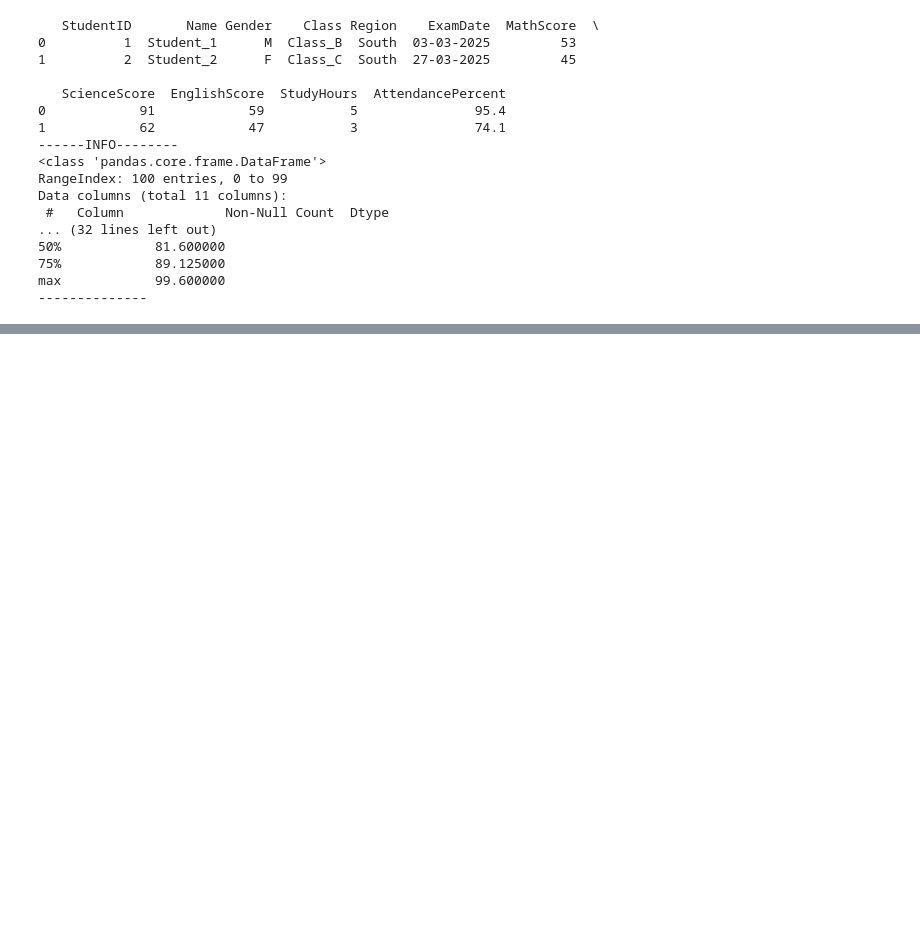
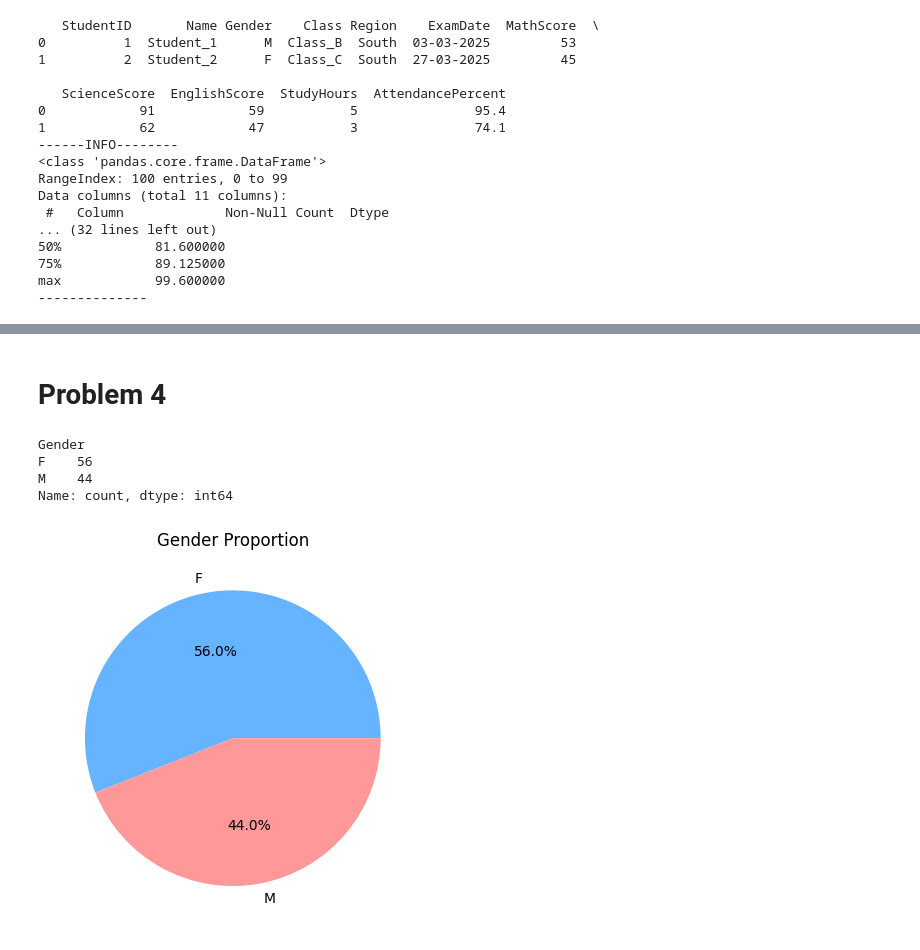
Before and after one commit to KajalDeore04/DS-clg, a Jupyter notebook: practice.ipynb, the cells around one changed output, grey strips where cells are left out. Saved outputs shown, nothing was run; the diff lists cells and outputs as text; code cells hidden in the pictures; blank space fills up the shorter version.

```diff
--- a/practice.ipynb
+++ b/practice.ipynb
@@ -29,0 +94,17 @@ max            99.600000
+# %% [markdown]
+# Problem 4
+# %%
+gender_counts = df['Gender'].value_counts()
+print(gender_counts)
+
+plt.figure()
+gender_counts.plot.pie(autopct='%1.1f%%',  colors=['#66b3ff', '#ff9999'])
+plt.title('Gender Proportion')
+plt.ylabel('')
+plt.show()
+# %% [output]
+Gender
+F    56
+M    44
+Name: count, dtype: int64
+[figure, added]
```
Also changed, not shown: parts of 13 cells of this notebook.
